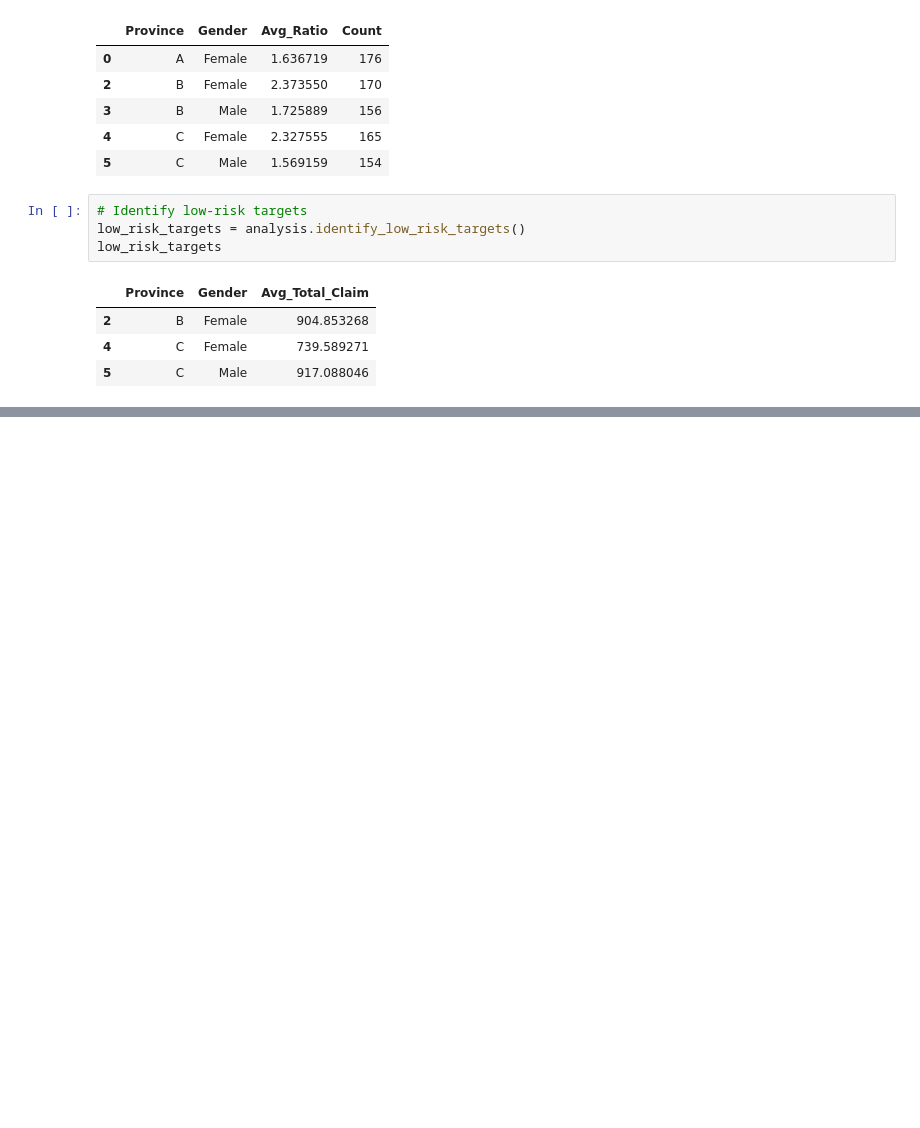
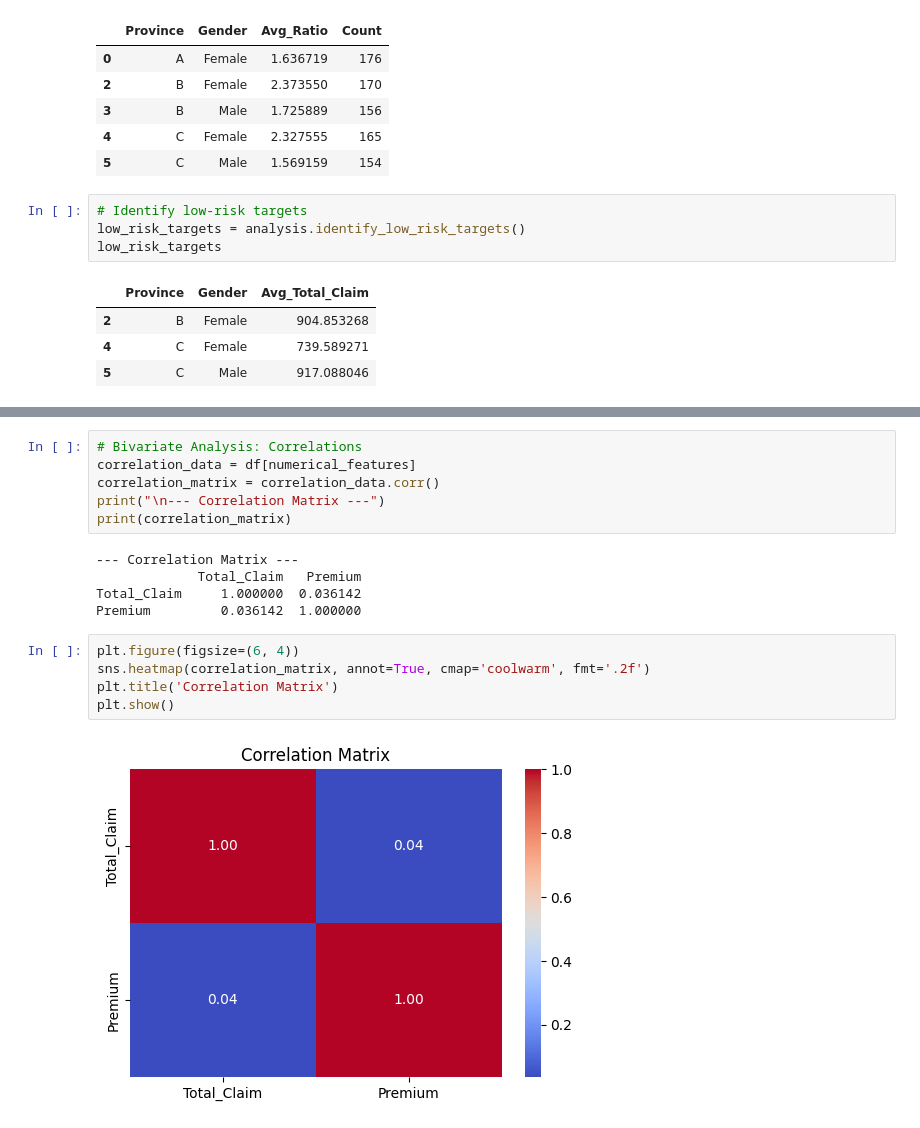
Before and after one commit to getnetShimels1/week3-AlphaCare-Insurance, a Jupyter notebook: notebooks/insurance_EDA.ipynb, the cells around one changed output, grey strips where cells are left out. Saved outputs shown, nothing was run; the diff lists cells and outputs as text; blank space fills up the shorter version.

```diff
--- a/notebooks/insurance_EDA.ipynb
+++ b/notebooks/insurance_EDA.ipynb
@@ -85,0 +185,18 @@ low_risk_targets
+# %%
+# Bivariate Analysis: Correlations
+correlation_data = df[numerical_features]
+correlation_matrix = correlation_data.corr()
+print("\n--- Correlation Matrix ---")
+print(correlation_matrix)
+# %% [output]
+--- Correlation Matrix ---
+             Total_Claim   Premium
+Total_Claim     1.000000  0.036142
+Premium         0.036142  1.000000
+# %%
+plt.figure(figsize=(6, 4))
+sns.heatmap(correlation_matrix, annot=True, cmap='coolwarm', fmt='.2f')
+plt.title('Correlation Matrix')
+plt.show()
+# %% [output]
+[figure, added]
```
Also changed, not shown: parts of 11 cells of this notebook, 1 other file.
